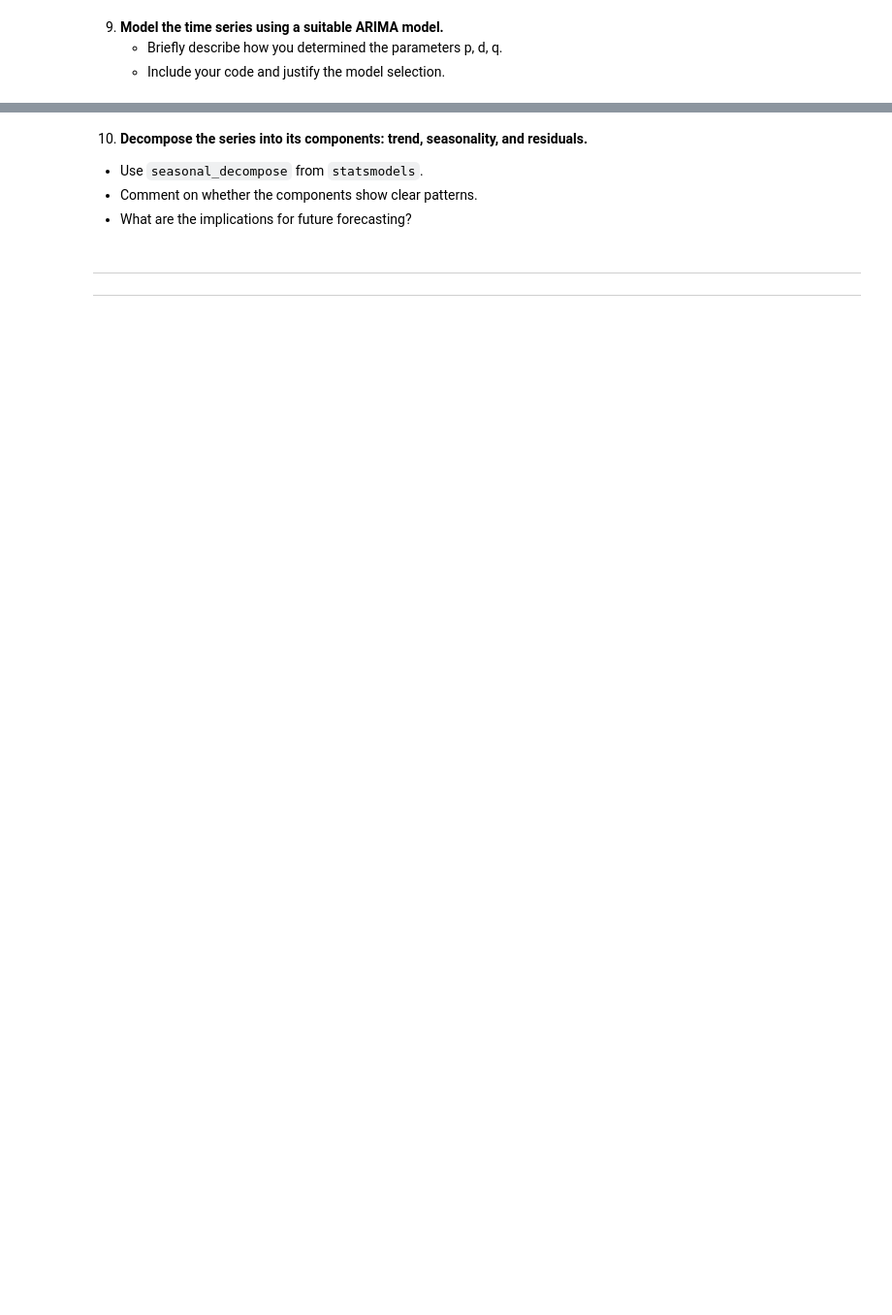
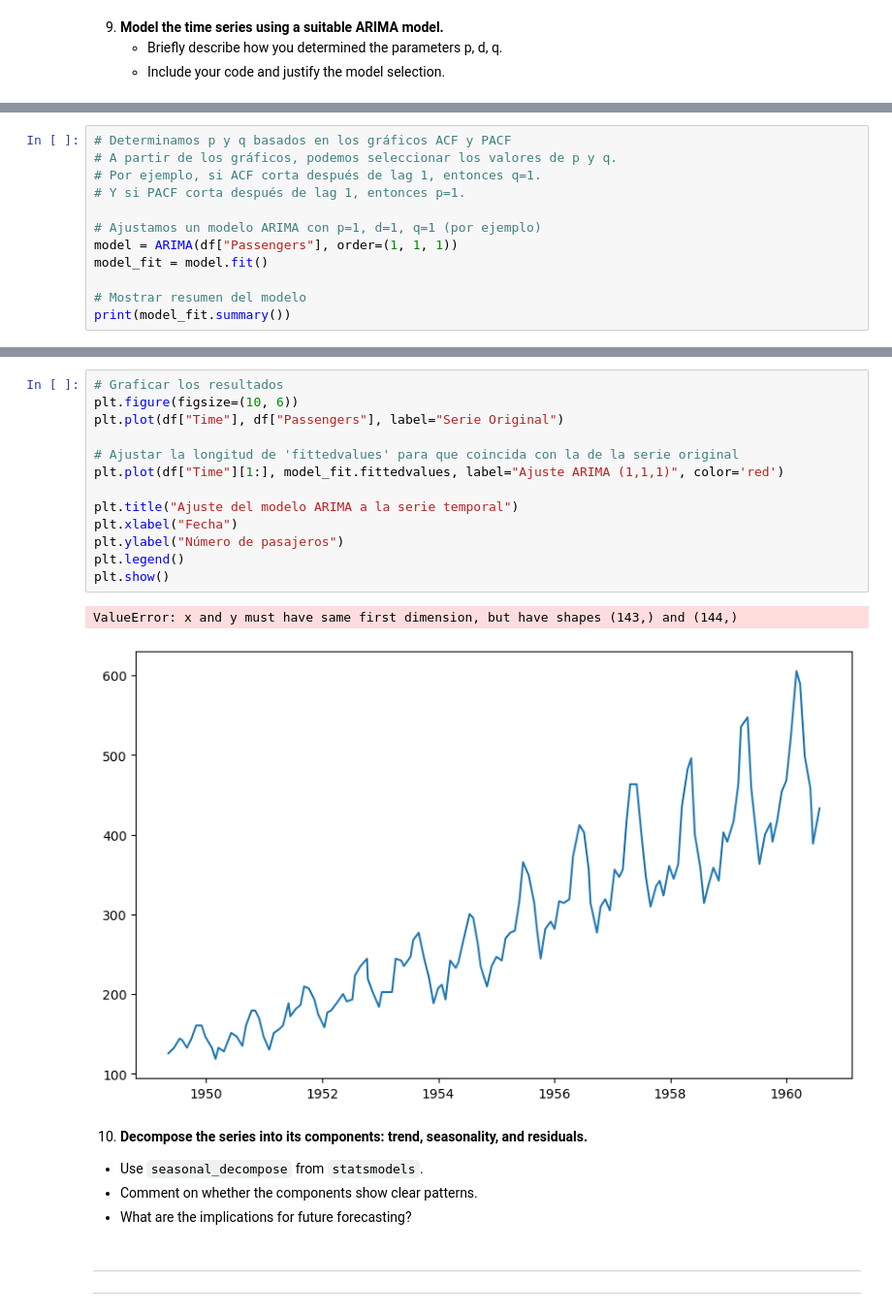
Before and after one commit to 22277527/MTV_MartinezOrtsHugo, a Jupyter notebook: Week 10 CSVs/Session2/PPG10_s2.ipynb, the cells around one changed output, grey strips where cells are left out. Shown at 97% size. Cells and saved outputs as stored; diff of their text form; blank space fills up the shorter version.

```diff
--- a/Week 10 CSVs/Session2/PPG10_s2.ipynb
+++ b/Week 10 CSVs/Session2/PPG10_s2.ipynb
@@ -52,0 +247,12 @@ Use a clear and descriptive commit message (e.g., `"PPG10_s2 submission"`).
+# %%
+# Determinamos p y q basados en los gráficos ACF y PACF
+# A partir de los gráficos, podemos seleccionar los valores de p y q.
+# Por ejemplo, si ACF corta después de lag 1, entonces q=1.
+# Y si PACF corta después de lag 1, entonces p=1.
+
+# Ajustamos un modelo ARIMA con p=1, d=1, q=1 (por ejemplo)
+model = ARIMA(df["Passengers"], order=(1, 1, 1))
+model_fit = model.fit()
+
+# Mostrar resumen del modelo
+print(model_fit.summary())
@@ -53,3 +277,19 @@ Use a clear and descriptive commit message (e.g., `"PPG10_s2 submission"`).
+# %%
+# Graficar los resultados
+plt.figure(figsize=(10, 6))
+plt.plot(df["Time"], df["Passengers"], label="Serie Original")
+
+# Ajustar la longitud de 'fittedvalues' para que coincida con la de la serie original
+plt.plot(df["Time"][1:], model_fit.fittedvalues, label="Ajuste ARIMA (1,1,1)", color='red')
+
+plt.title("Ajuste del modelo ARIMA a la serie temporal")
+plt.xlabel("Fecha")
+plt.ylabel("Número de pasajeros")
+plt.legend()
+plt.show()
+# %% [output]
+ValueError: x and y must have same first dimension, but have shapes (143,) and (144,)
+[figure, added]
 # %% [markdown]
 10. **Decompose the series into its components: trend, seasonality, and residuals.**
    - Use `seasonal_decompose` from `statsmodels`.
```
Also changed, not shown: parts of 19 cells of this notebook, 1 other file.
